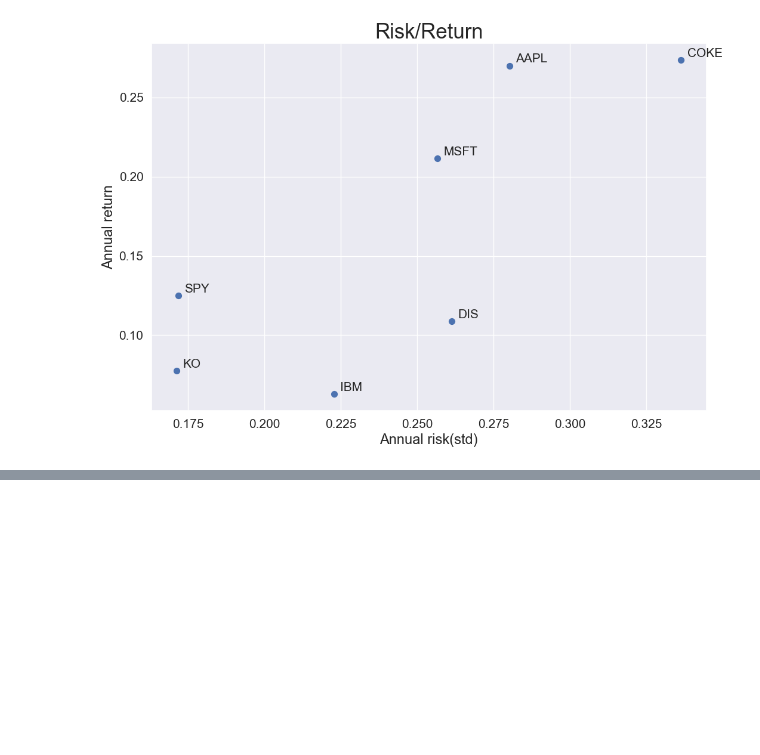
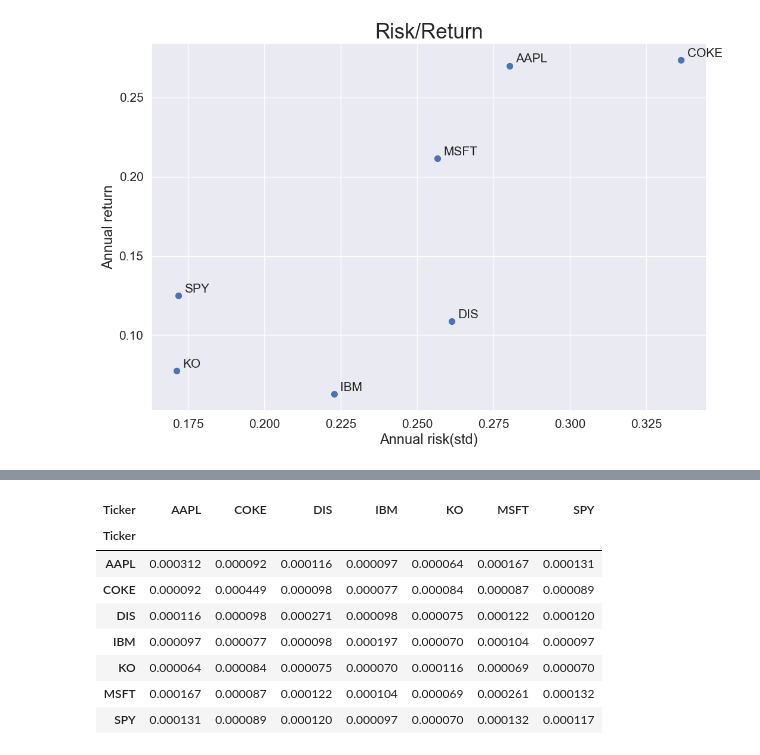
Before and after one commit to RogerSJR2004/Data-Analytics-Project, a Jupyter notebook: stock_analysis.ipynb, the cells around one changed output, grey strips where cells are left out. Cells and saved outputs as stored; diff of their text form; code cells hidden in the pictures; blank space fills up the shorter version.

```diff
--- a/stock_analysis.ipynb
+++ b/stock_analysis.ipynb
@@ -772,0 +792,12 @@ plt.show()
+# %%
+ret.cov()
+# %% [output]
+| Ticker | AAPL | COKE | DIS | IBM | KO | MSFT | SPY |
+| Ticker |  |  |  |  |  |  |  |
+| AAPL | 0.000312 | 0.000092 | 0.000116 | 0.000097 | 0.000064 | 0.000167 | 0.000131 |
+| COKE | 0.000092 | 0.000449 | 0.000098 | 0.000077 | 0.000084 | 0.000087 | 0.000089 |
+| DIS | 0.000116 | 0.000098 | 0.000271 | 0.000098 | 0.000075 | 0.000122 | 0.000120 |
+| IBM | 0.000097 | 0.000077 | 0.000098 | 0.000197 | 0.000070 | 0.000104 | 0.000097 |
+| KO | 0.000064 | 0.000084 | 0.000075 | 0.000070 | 0.000116 | 0.000069 | 0.000070 |
+| MSFT | 0.000167 | 0.000087 | 0.000122 | 0.000104 | 0.000069 | 0.000261 | 0.000132 |
+| SPY | 0.000131 | 0.000089 | 0.000120 | 0.000097 | 0.000070 | 0.000132 | 0.000117 |
```
Also changed, not shown: parts of 6 cells of this notebook.
